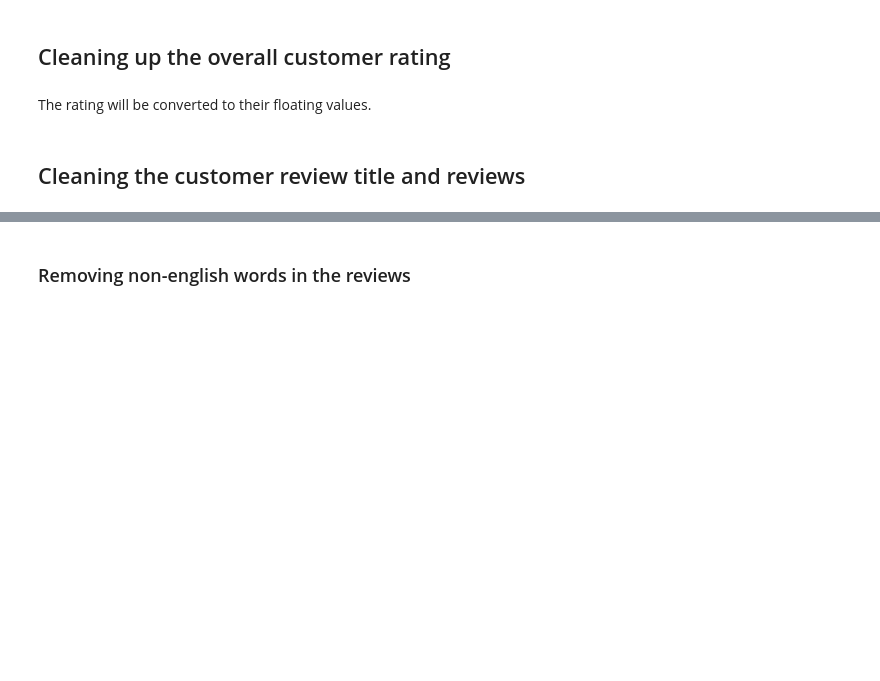
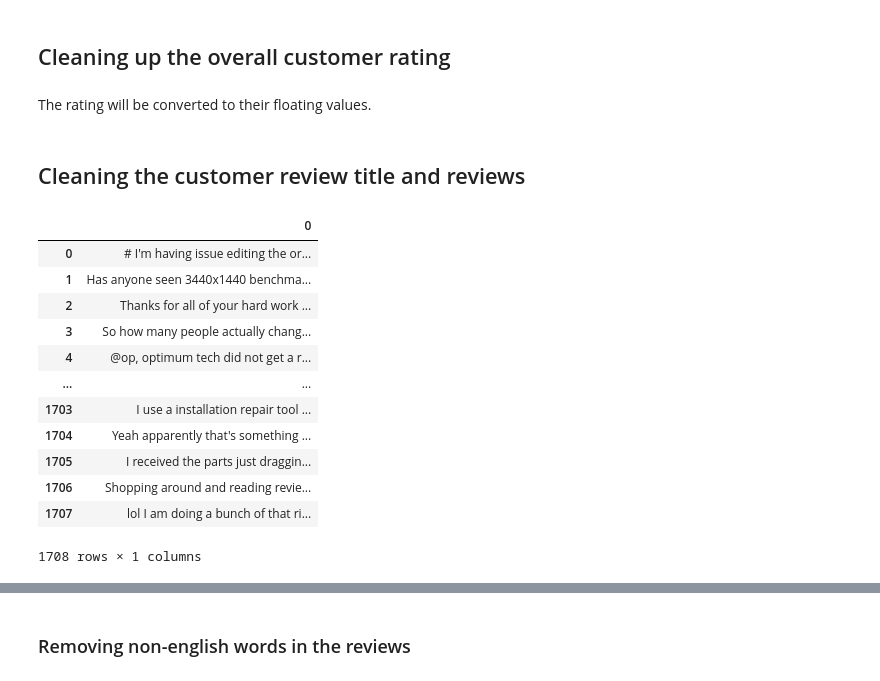
Before and after one commit to kumereshN/dsiprojects, a Jupyter notebook: capstone/01_Capstone_Data_Extraction_Reddit.ipynb, the cells around one changed output, grey strips where cells are left out. Drawn from its saved outputs; the diff is of its cells as text; code cells hidden in the pictures; blank space fills up the shorter version.

```diff
--- a/capstone/01_Capstone_Data_Extraction_Reddit.ipynb
+++ b/capstone/01_Capstone_Data_Extraction_Reddit.ipynb
@@ -1002,5 +876,22 @@ def clean_post(df):
         new_lst.append(" ".join(lst))
 
     return new_lst
+# %%
+GPU_df = pd.read_csv('./reddit dataset/rtx_3080.csv')
+GPU_df
+# %% [output]
+|  | 0 |
+| 0 | # I'm having issue editing the or... |
+| 1 | Has anyone seen 3440x1440 benchma... |
+| 2 | Thanks for all of your hard work ... |
+| 3 | So how many people actually chang... |
+| 4 | @op, optimum tech did not get a r... |
+| ... | ... |
+| 1703 | I use a installation repair tool ... |
+| 1704 | Yeah apparently that's something ... |
+| 1705 | I received the parts just draggin... |
+| 1706 | Shopping around and reading revie... |
+| 1707 | lol I am doing a bunch of that ri... |
+1708 rows × 1 columns
 # %%
 # Cleans the Customer Review column
```
Also changed, not shown: parts of 30 cells of this notebook, 2 other files.
